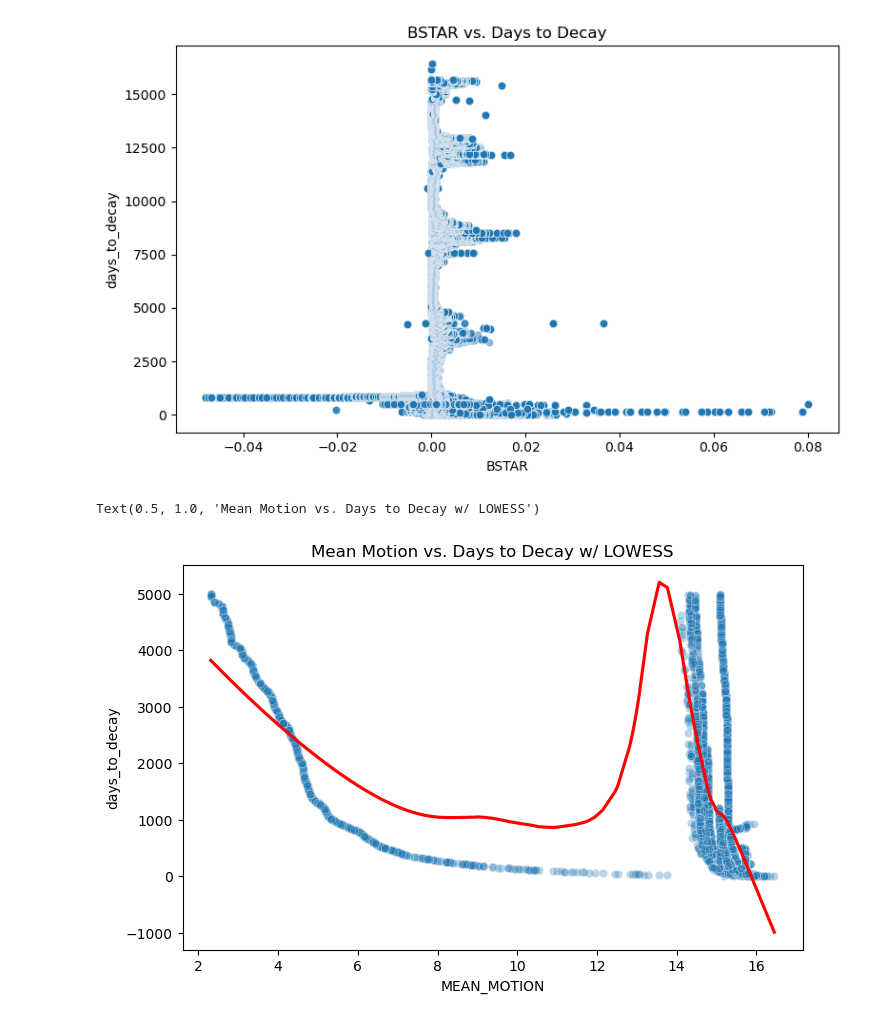
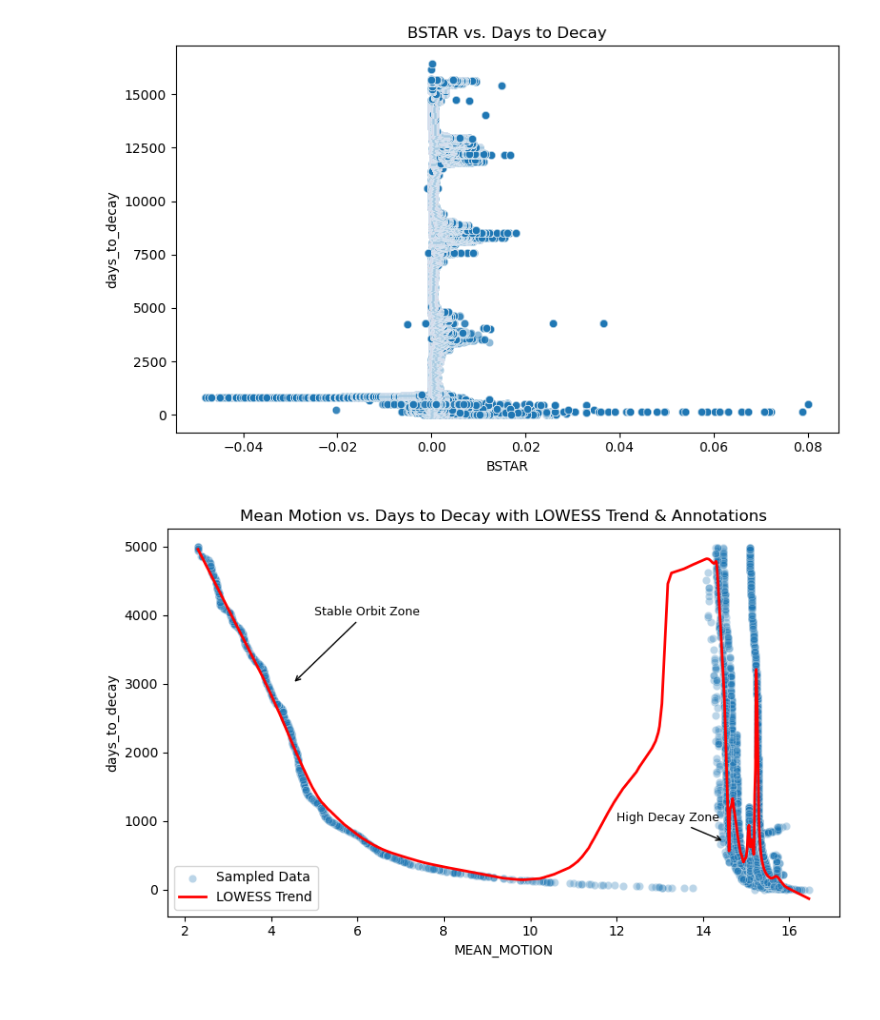
Before and after one commit to tashhalex/DDI-Capstone-Project, a Jupyter notebook: notebooks/clean_eda.ipynb, the cells around one changed output. Saved outputs shown, nothing was run; the diff lists cells and outputs as text; code cells hidden in the pictures.

Commit message:
Fixed LOWESS visual

```diff
--- a/notebooks/clean_eda.ipynb
+++ b/notebooks/clean_eda.ipynb
@@ -182,12 +182,20 @@ for feature in ['MEAN_MOTION', 'ECCENTRICITY', 'INCLINATION', 'BSTAR']:
 [figure]
 # %%
 # LOWESS Smoothing
-filtered_df = features_df[features_df['days_to_decay'] < 5000]
-sample_df = filtered_df.sample(5000, random_state=42)
+filtered_df = features_df[features_df['days_to_decay'] < 5000].sample(5000, random_state=42)
+
 fig, ax = plt.subplots(figsize=(8,5))
-sns.scatterplot(x='MEAN_MOTION', y='days_to_decay', data=sample_df, ax=ax, alpha=0.3)
-sns.regplot(x='MEAN_MOTION', y='days_to_decay', data=sample_df, lowess=True, scatter=False, color='red', ax=ax)
-ax.set_title('Mean Motion vs. Days to Decay w/ LOWESS')
+sns.scatterplot(x='MEAN_MOTION', y='days_to_decay', data=filtered_df, ax=ax, alpha=0.3, label="Sampled Data")
+
+lowess = sm.nonparametric.lowess
+z = lowess(filtered_df['days_to_decay'], filtered_df['MEAN_MOTION'], frac=0.1)
+ax.plot(z[:, 0], z[:, 1], color='red', linewidth=2, label='LOWESS Trend')
+
+ax.annotate('High Decay Zone', xy=(14.5, 700), xytext=(12, 1000), arrowprops=dict(arrowstyle='->', color='black'), fontsize=9)
+ax.annotate('Stable Orbit Zone', xy=(4.5, 3000), xytext=(5, 4000),
+            arrowprops=dict(arrowstyle='->', color='black'), fontsize=9)
+ax.set_title('Mean Motion vs. Days to Decay with LOWESS Trend & Annotations')
+ax.legend()
+plt.tight_layout()
 # %% [output]
-Text(0.5, 1.0, 'Mean Motion vs. Days to Decay w/ LOWESS')
-[figure, old version]
+[figure, new version]
```
